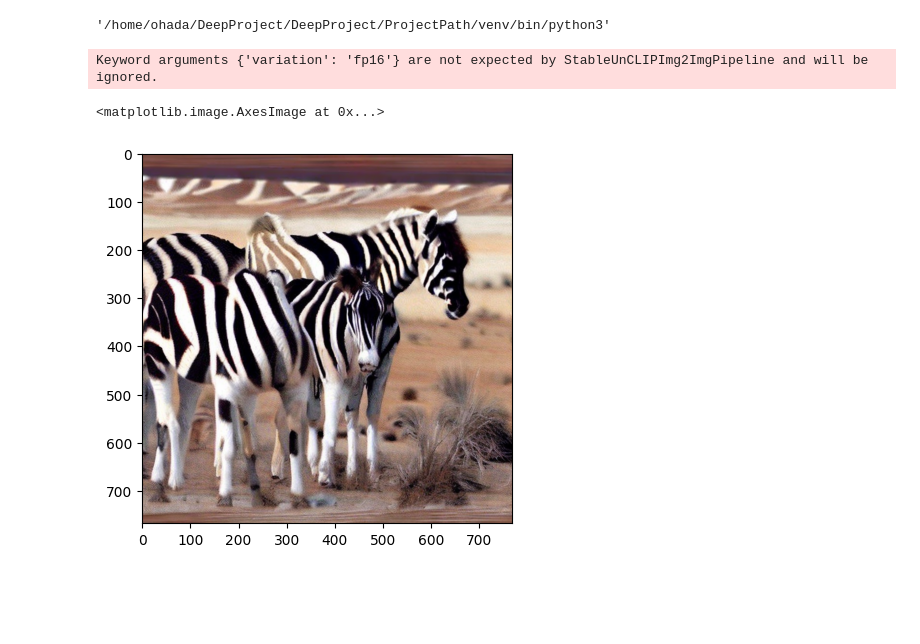
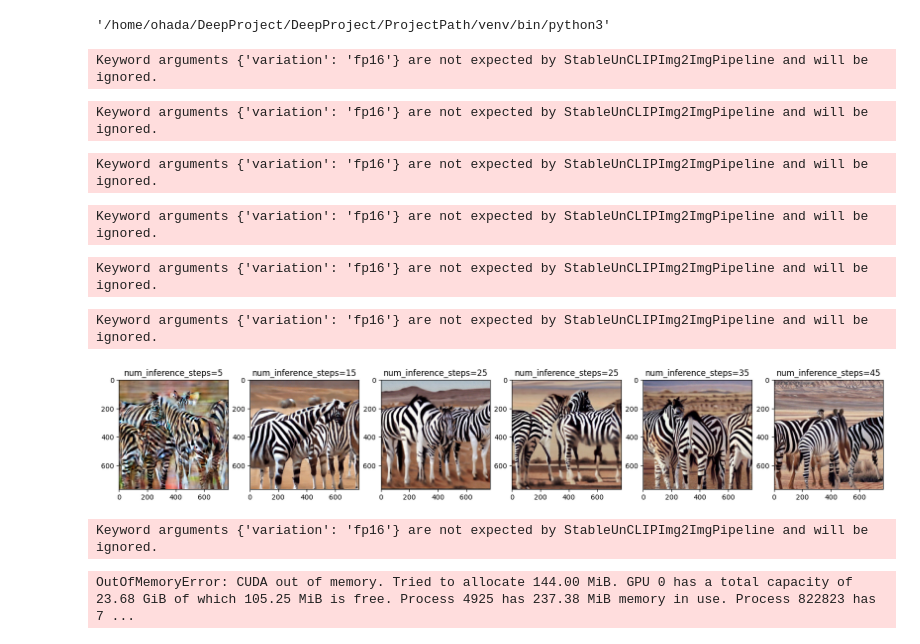
Before and after one commit to oamsalemd/ProjectB_DiffusionClip, a Jupyter notebook: Test.ipynb, the cells around one changed output. Drawn from its saved outputs; the diff is of its cells as text; code cells hidden in the pictures; blank space fills up the shorter version.

Commit message:
Added image encodings function and TODO-s

```diff
--- a/Test.ipynb
+++ b/Test.ipynb
@@ -20,11 +20,25 @@ import sys
 sys.executable
 # %% [output]
 '/home/ohada/DeepProject/DeepProject/ProjectPath/venv/bin/python3'
-# %%
-img = unclip.unclip(num_inference_steps=20, guidance_scale=10, noise_level=0)
-# Show 'img':
-plt.imshow(img)
-# %% [output]
-Keyword arguments {'variation': 'fp16'} are not expected by StableUnCLIPImg2ImgPipeline and will be ignored.
-<matplotlib.image.AxesImage at 0x...>
-[figure, removed]
+# %%
+# sweep over "noise_level" and plot the resultes images as subplots:
+num_inference_steps = [5, 15, 25, 25, 35, 45]
+fig, axs = plt.subplots(1, len(num_inference_steps), figsize=(20, 20))
+for i, num_inference_step in enumerate(num_inference_steps):
+    img = unclip.unclip(num_inference_steps=num_inference_step, guidance_scale=10, noise_level=0)
+    axs[i].imshow(img)
+    axs[i].set_title(f"num_inference_steps={num_inference_step}")
+# %% [output]
+Keyword arguments {'variation': 'fp16'} are not expected by StableUnCLIPImg2ImgPipeline and will be ignored.
+Keyword arguments {'variation': 'fp16'} are not expected by StableUnCLIPImg2ImgPipeline and will be ignored.
+Keyword arguments {'variation': 'fp16'} are not expected by StableUnCLIPImg2ImgPipeline and will be ignored.
+Keyword arguments {'variation': 'fp16'} are not expected by StableUnCLIPImg2ImgPipeline and will be ignored.
+Keyword arguments {'variation': 'fp16'} are not expected by StableUnCLIPImg2ImgPipeline and will be ignored.
+Keyword arguments {'variation': 'fp16'} are not expected by StableUnCLIPImg2ImgPipeline and will be ignored.
+[figure, added]
+# %%
+pipe = StableUnCLIPImg2ImgPipeline.from_pretrained(
+        "stabilityai/stable-diffusion-2-1-unclip", torch_dtype=torch.float16, variation="fp16"
+    ).to("cuda")
+# %% [output]
+Keyword arguments {'variation': 'fp16'} are not expected by StableUnCLIPImg2ImgPipeline and will be ignored.
@@ -30,0 +62,4 @@ Keyword arguments {'variation': 'fp16'} are not expected by StableUnCLIPImg2ImgP
+# %%
+enc = unclip.encode_img(pipe, horse_images[0], 0.05)
+# %% [output]
+OutOfMemoryError: CUDA out of memory. Tried to allocate 144.00 MiB. GPU 0 has a total capacity of 23.68 GiB of which 105.25 MiB is free. Process 4925 has 237.38 MiB memory in use. Process 822823 has 7 ...
```
Also changed, not shown: parts of 5 cells of this notebook, 2 other files.
